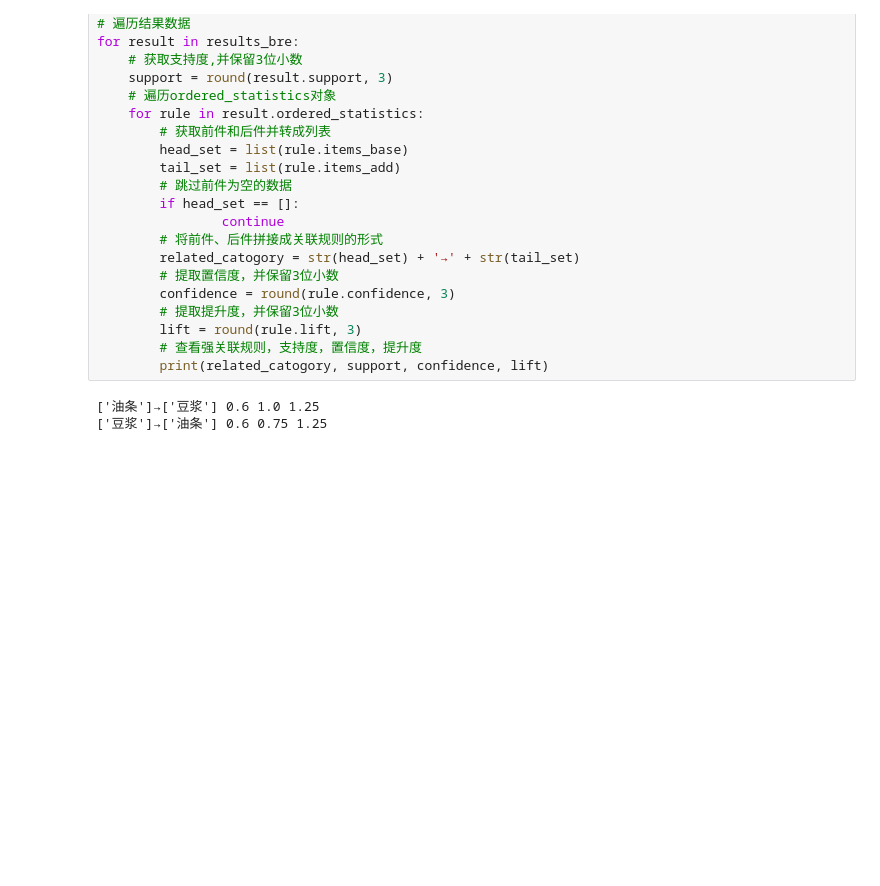
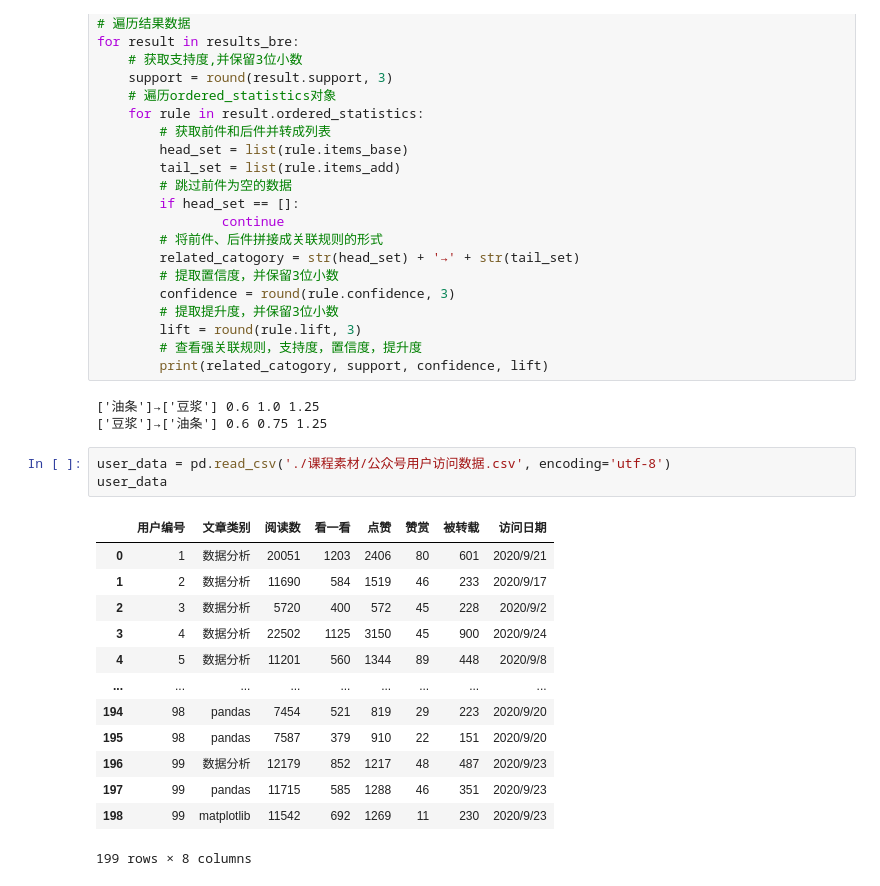
Before and after one commit to Acbee3/Python_learner, a Jupyter notebook: 数据分析/Apriori.ipynb, the cells around one changed output. Cells and saved outputs as stored; diff of their text form; blank space fills up the shorter version.

```diff
--- a/数据分析/Apriori.ipynb
+++ b/数据分析/Apriori.ipynb
@@ -68,3 +69,20 @@ for result in results_bre:
 # %% [output]
 ['油条']→['豆浆'] 0.6 1.0 1.25
 ['豆浆']→['油条'] 0.6 0.75 1.25
+# %%
+user_data = pd.read_csv('./课程素材/公众号用户访问数据.csv', encoding='utf-8')
+user_data
+# %% [output]
+|  | 用户编号 | 文章类别 | 阅读数 | 看一看 | 点赞 | 赞赏 | 被转载 | 访问日期 |
+| 0 | 1 | 数据分析 | 20051 | 1203 | 2406 | 80 | 601 | 2020/9/21 |
+| 1 | 2 | 数据分析 | 11690 | 584 | 1519 | 46 | 233 | 2020/9/17 |
+| 2 | 3 | 数据分析 | 5720 | 400 | 572 | 45 | 228 | 2020/9/2 |
+| 3 | 4 | 数据分析 | 22502 | 1125 | 3150 | 45 | 900 | 2020/9/24 |
+| 4 | 5 | 数据分析 | 11201 | 560 | 1344 | 89 | 448 | 2020/9/8 |
+| ... | ... | ... | ... | ... | ... | ... | ... | ... |
+| 194 | 98 | pandas | 7454 | 521 | 819 | 29 | 223 | 2020/9/20 |
+| 195 | 98 | pandas | 7587 | 379 | 910 | 22 | 151 | 2020/9/20 |
+| 196 | 99 | 数据分析 | 12179 | 852 | 1217 | 48 | 487 | 2020/9/23 |
+| 197 | 99 | pandas | 11715 | 585 | 1288 | 46 | 351 | 2020/9/23 |
+| 198 | 99 | matplotlib | 11542 | 692 | 1269 | 11 | 230 | 2020/9/23 |
+199 rows × 8 columns
```
Also changed, not shown: parts of 10 cells of this notebook, 2 other files.
